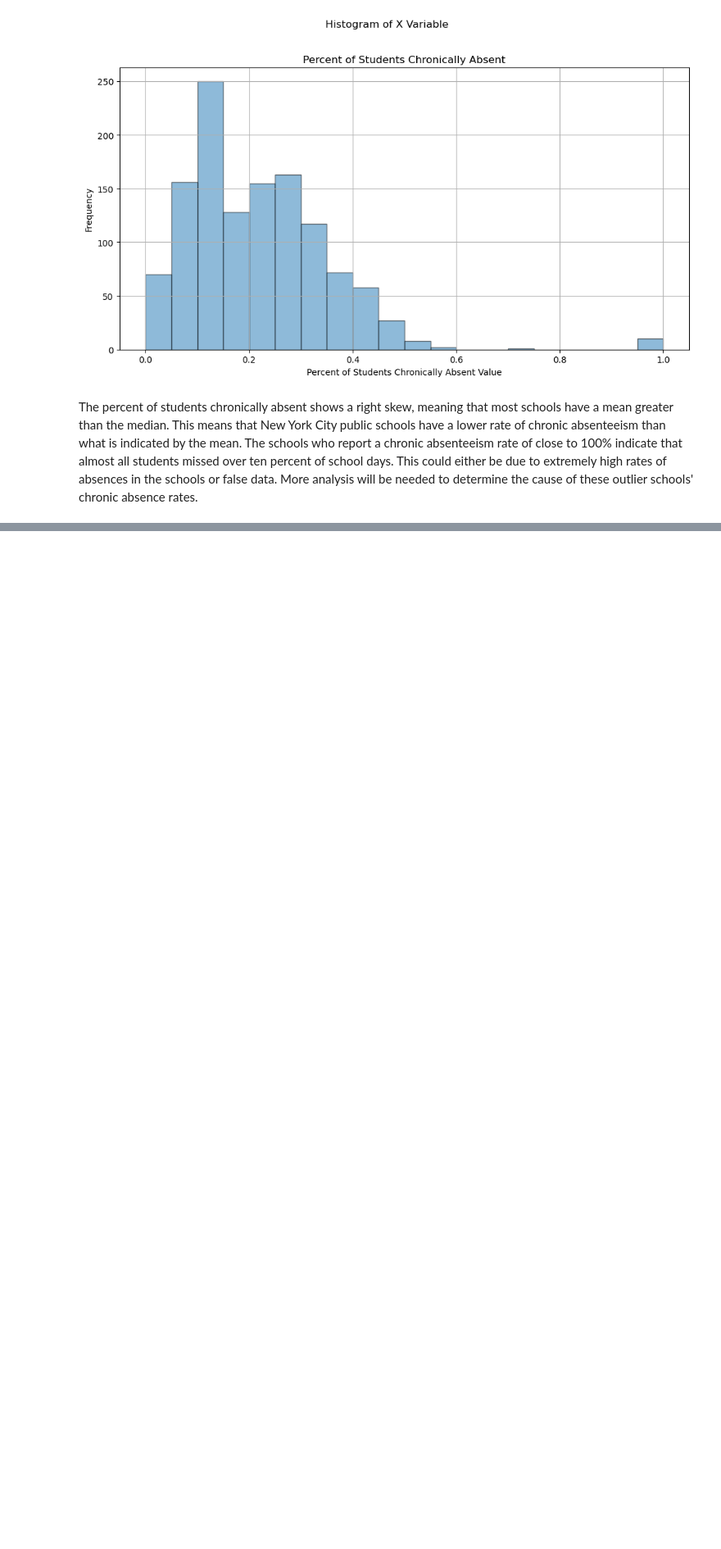
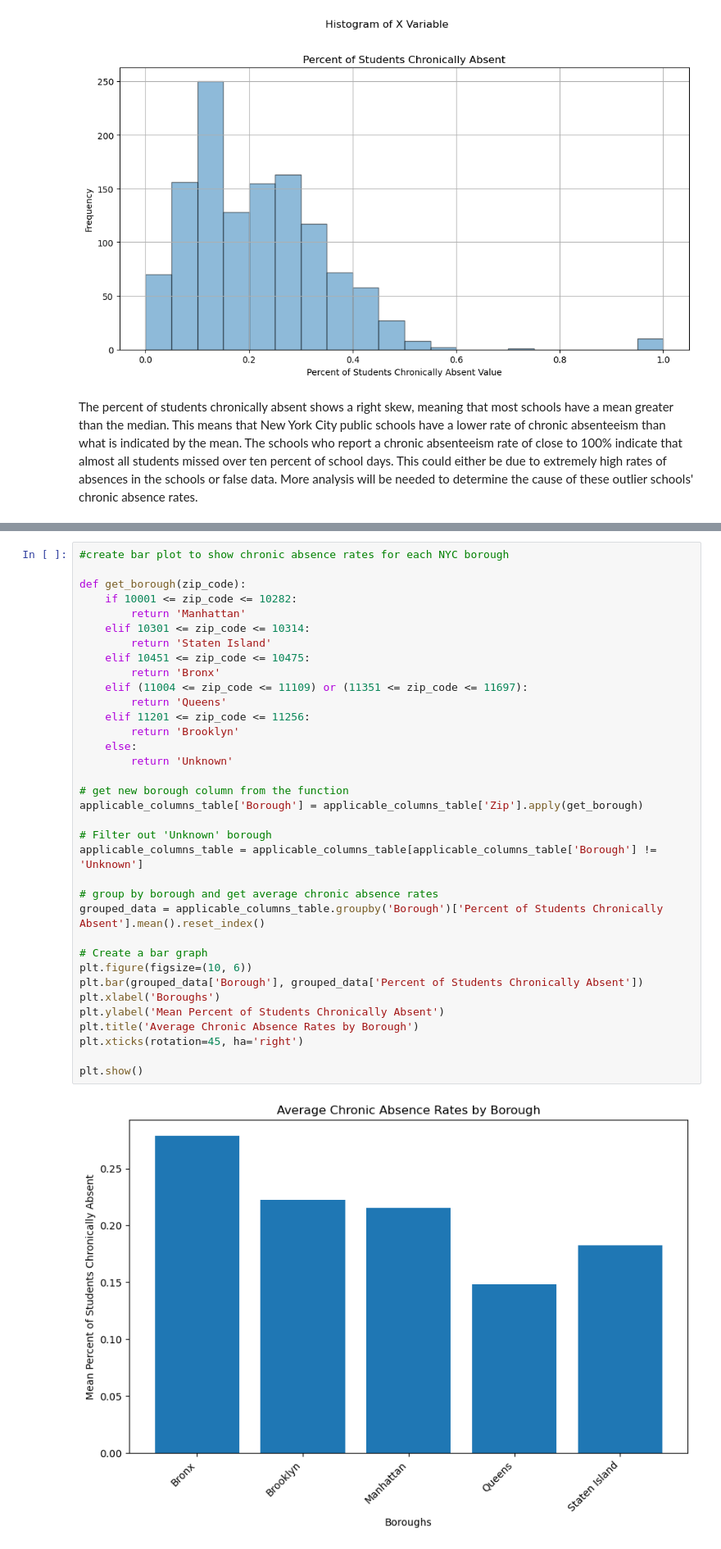
Before and after one commit to akreithen/ECO225-Project, a Jupyter notebook: Why are students absent?.ipynb, the cells around one changed output, grey strips where cells are left out. Shown at 82% size. Saved outputs shown, nothing was run; the diff lists cells and outputs as text; blank space fills up the shorter version.

Commit message:
Wrote intro, conclusion, and made further graphs and statistics tables. Completed Project 1

```diff
--- a/Why are students absent?.ipynb
+++ b/Why are students absent?.ipynb
@@ -258 +189,38 @@ plt.show()
+# %%
+#create bar plot to show chronic absence rates for each NYC borough
+
+def get_borough(zip_code):
+    if 10001 <= zip_code <= 10282:
+        return 'Manhattan'
+    elif 10301 <= zip_code <= 10314:
+        return 'Staten Island'
+    elif 10451 <= zip_code <= 10475:
+        return 'Bronx'
+    elif (11004 <= zip_code <= 11109) or (11351 <= zip_code <= 11697):
+        return 'Queens'
+    elif 11201 <= zip_code <= 11256:
+        return 'Brooklyn'
+    else:
+        return 'Unknown'
+
+# get new borough column from the function
+applicable_columns_table['Borough'] = applicable_columns_table['Zip'].apply(get_borough)
+
+# Filter out 'Unknown' borough
+applicable_columns_table = applicable_columns_table[applicable_columns_table['Borough'] != 'Unknown']
+
+# group by borough and get average chronic absence rates
+grouped_data = applicable_columns_table.groupby('Borough')['Percent of Students Chronically Absent'].mean().reset_index()
+
+# Create a bar graph
+plt.figure(figsize=(10, 6))
+plt.bar(grouped_data['Borough'], grouped_data['Percent of Students Chronically Absent'])
+plt.xlabel('Boroughs')
+plt.ylabel('Mean Percent of Students Chronically Absent')
+plt.title('Average Chronic Absence Rates by Borough')
+plt.xticks(rotation=45, ha='right')
+
+plt.show()
+# %% [output]
+[figure, added]
 # %% [markdown]
```
Also changed, not shown: parts of 31 cells of this notebook.
